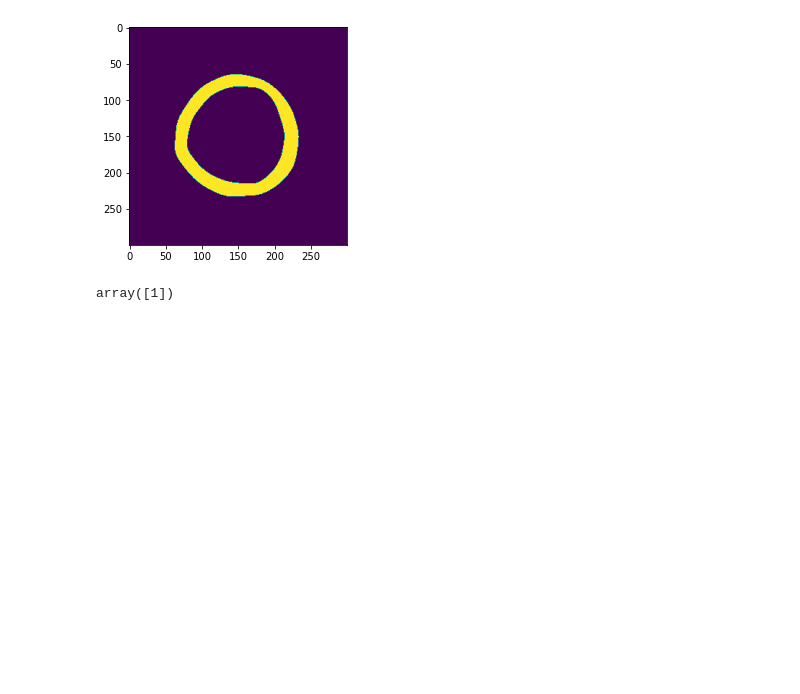
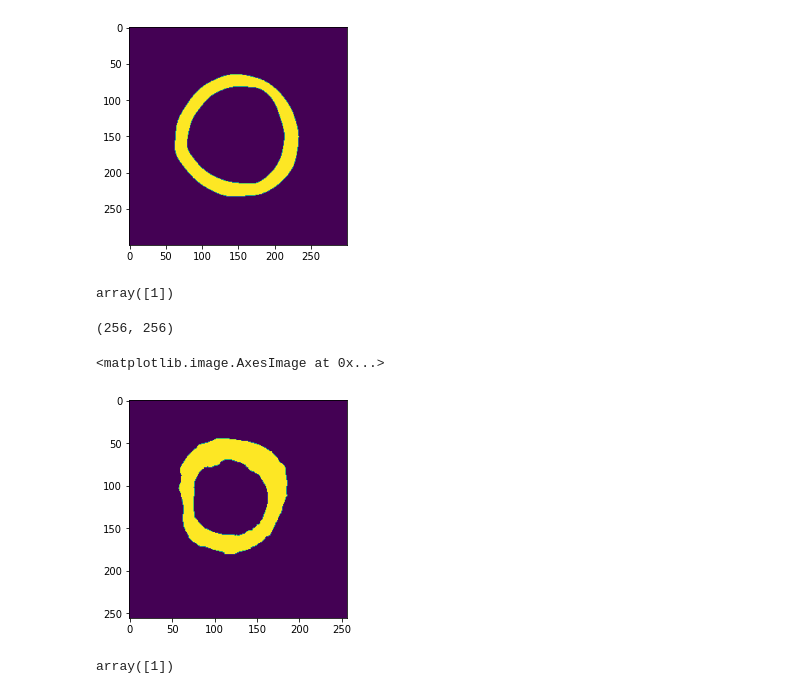
Before and after one commit to jsk0301/kim-papademetris-lab, a Jupyter notebook: lv_masking/p3_skimage_testing.ipynb, the cells around one changed output. Drawn from its saved outputs; the diff is of its cells as text; code cells hidden in the pictures; blank space fills up the shorter version.

```diff
--- a/lv_masking/p3_skimage_testing.ipynb
+++ b/lv_masking/p3_skimage_testing.ipynb
@@ -23,3 +24,18 @@ table = regionprops_table(image.astype(int))
 table['label']
 # %% [output]
 array([1])
+# %%
+test_mask_3 = np.load('test3.npy')
+test_mask_3.shape
+# %% [output]
+(256, 256)
+# %%
+plt.imshow(test_mask_3)
+# %% [output]
+<matplotlib.image.AxesImage at 0x...>
+[figure, added]
+# %%
+table2 = regionprops_table(test_mask_3)
+table2['label']
+# %% [output]
+array([1])
```
Also changed, not shown: parts of 10 cells of this notebook, 12 other files.
